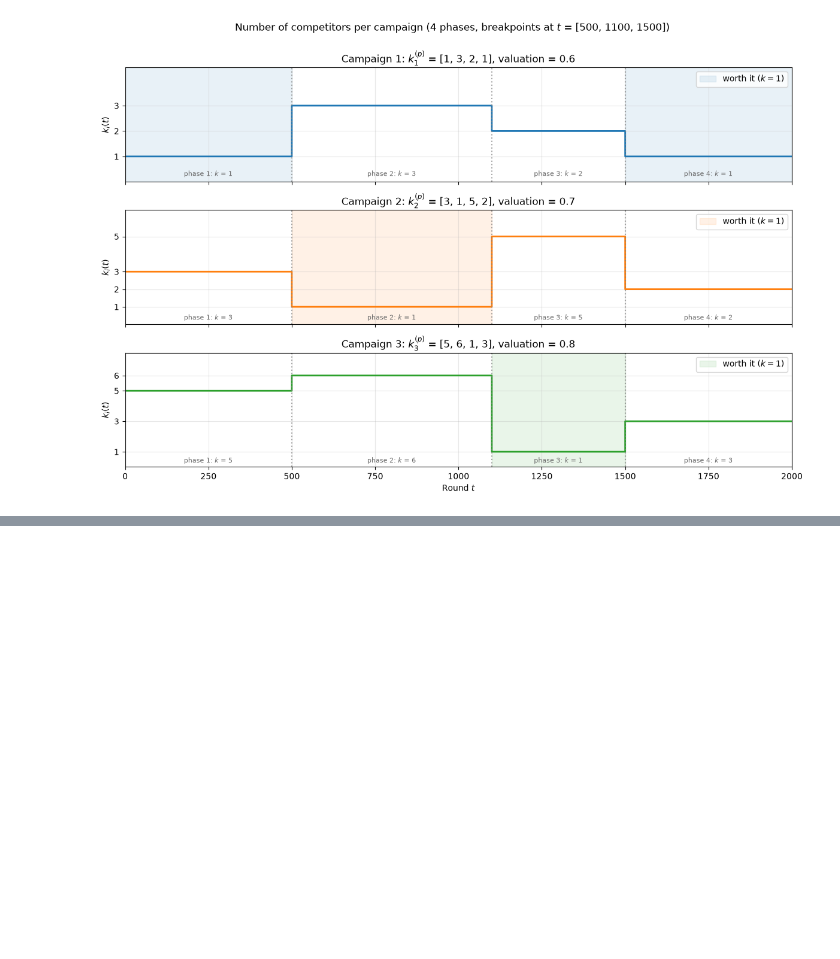
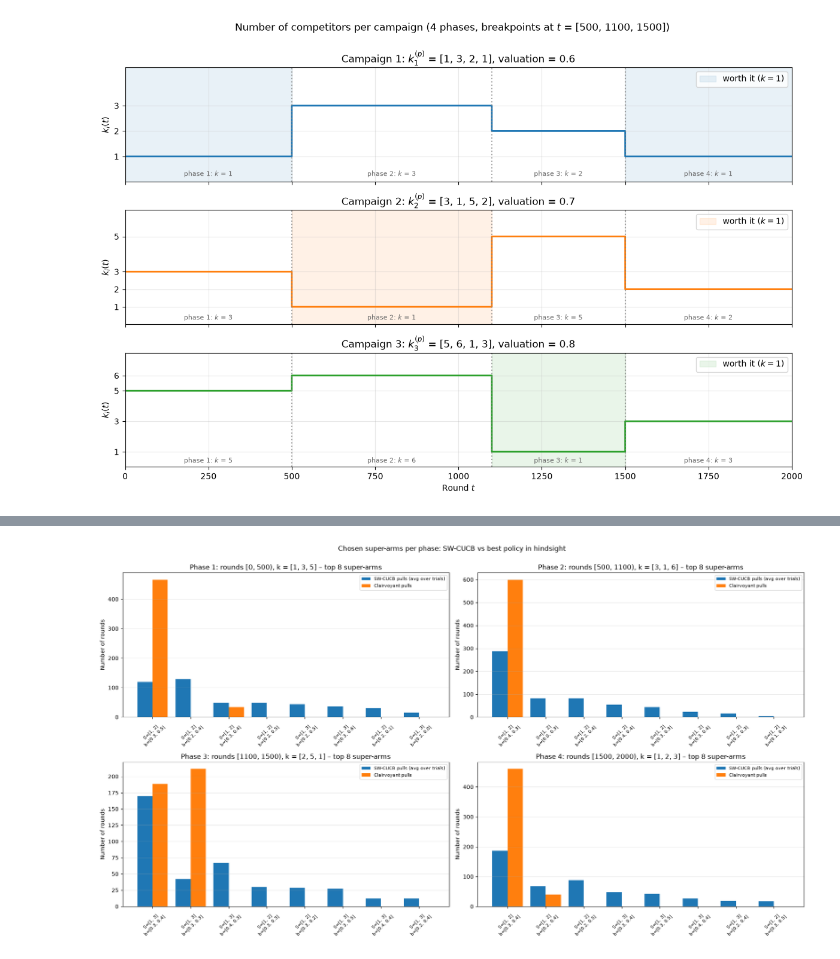
Before and after one commit to poligregni/OnlineLearningApplications2026, a Jupyter notebook: requirement_4.ipynb, the cells around one changed output, grey strips where cells are left out. Saved outputs shown, nothing was run; the diff lists cells and outputs as text; code cells hidden in the pictures; blank space fills up the shorter version.

```diff
--- a/requirement_4.ipynb
+++ b/requirement_4.ipynb
@@ -194,0 +636,41 @@ plt.show()
+# %%
+# --- Number of pulls per super-arm, phase by phase, vs the clairvoyant of that phase ---
+# (average over trials; the clairvoyant plays gamma_p * phase_length rounds of each super-arm)
+
+def plot_pulls_per_phase(super_arm_per_trial, name, n_top=8):
+    fig, axes = plt.subplots(2, 2, figsize=(18, 10))
+    axes = axes.ravel()
+    for p in range(n_phases):
+        lo, hi = breakpoints[p], breakpoints[p + 1]
+
+        agent_pulls = np.zeros(len(super_arms))
+        for trial in range(super_arm_per_trial.shape[0]):
+            agent_pulls += np.bincount(super_arm_per_trial[trial, lo:hi], minlength=len(super_arms))
+        agent_pulls /= super_arm_per_trial.shape[0]
+        clairvoyant_pulls = clairvoyant_phase[p].gamma * (hi - lo)
+
+        top = np.argsort(-(agent_pulls + clairvoyant_pulls))[:n_top]
+        labels = [
+            f"S={[c + 1 for c in super_arms[k][0]]}\nb={[round(float(b), 1) for b in super_arms[k][1]]}"
+            for k in top
+        ]
+        x = np.arange(len(top))
+        width = 0.4
+        ax = axes[p]
+        ax.bar(x - width / 2, agent_pulls[top], width=width, label=f"{name} pulls (avg over trials)")
+        ax.bar(x + width / 2, clairvoyant_pulls[top], width=width, label="Clairvoyant pulls")
+        ax.set_xticks(x)
+        ax.set_xticklabels(labels, fontsize=8, rotation=45)
+        ax.set_title(f"Phase {p + 1}: rounds [{lo}, {hi}), "
+                     f"k = {[k_phases[c][p] for c in range(n_campaigns)]} – top {n_top} super-arms")
+        ax.set_ylabel("Number of rounds")
+        ax.legend(fontsize=8)
+        ax.grid(alpha=0.3, axis="y")
+    plt.suptitle(f"Chosen super-arms per phase: {name} vs best policy in hindsight", y=1.0)
+    plt.tight_layout()
+    plt.show()
+
+
+plot_pulls_per_phase(super_arm_per_trial, "SW-CUCB")
+# %% [output]
+[figure, added]
```
Also changed, not shown: parts of 18 cells of this notebook, 2 other files.
